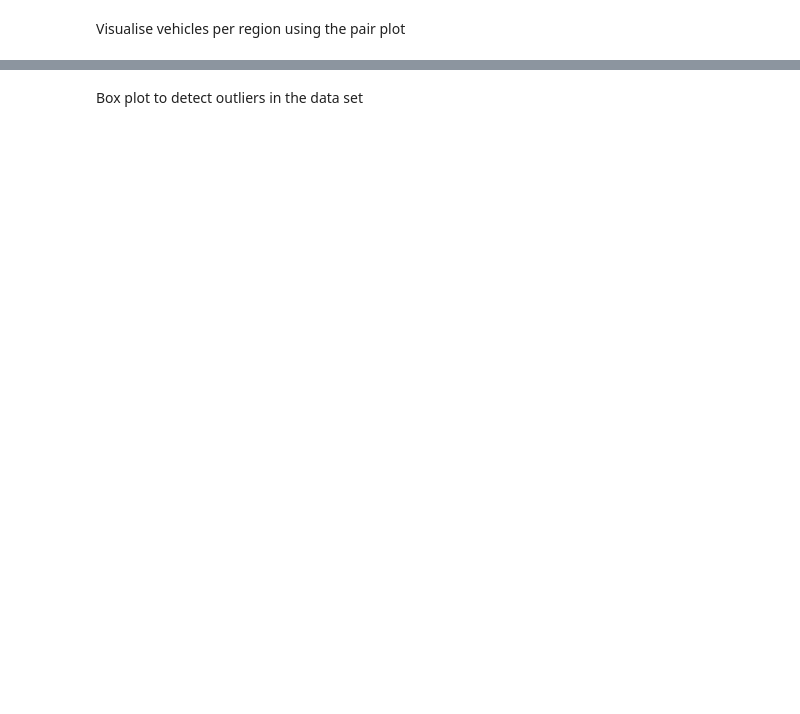
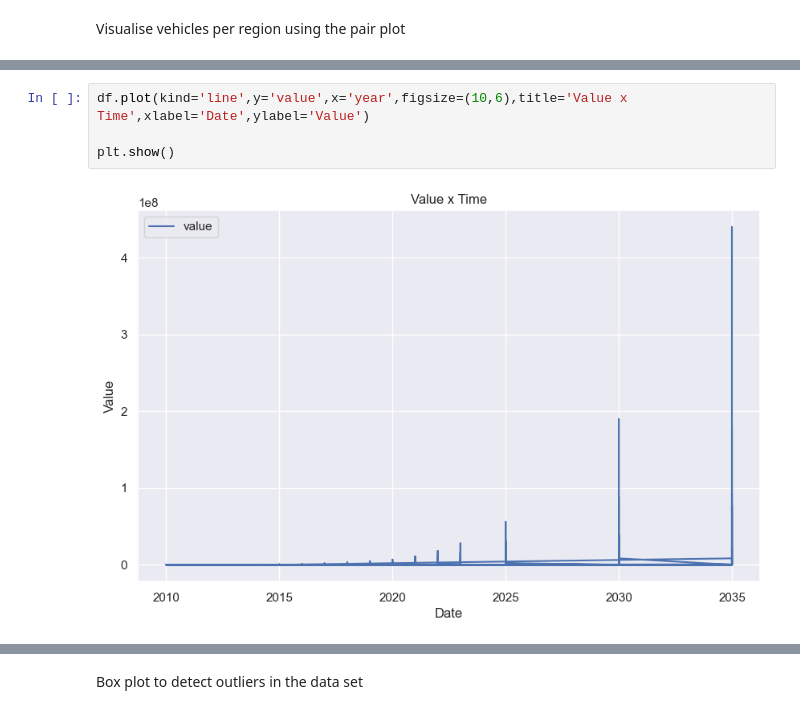
Before and after one commit to Emmanuel913-sketch/Global-Electric-Vehicle-sales-trends-from-2010-2024, a Jupyter notebook: jupyter_notebooks/visualisations.ipynb, the cells around one changed output, grey strips where cells are left out. Drawn from its saved outputs; the diff is of its cells as text; blank space fills up the shorter version.

```diff
--- a/jupyter_notebooks/visualisations.ipynb
+++ b/jupyter_notebooks/visualisations.ipynb
@@ -142,3 +150,9 @@ sns.pairplot(data, hue = "region")
 plt.show()
 # %% [output]
 [figure]
+# %%
+df.plot(kind='line',y='value',x='year',figsize=(10,6),title='Value x Time',xlabel='Date',ylabel='Value')
+
+plt.show()
+# %% [output]
+[figure, added]
```
Also changed, not shown: parts of 19 cells of this notebook.
